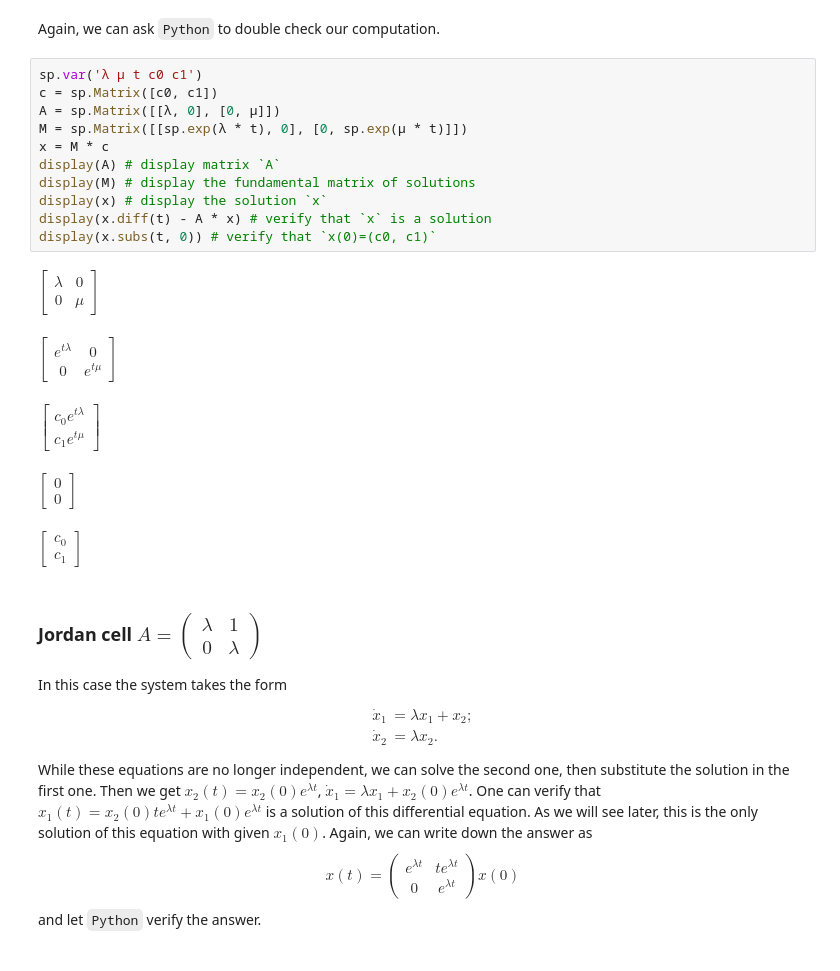
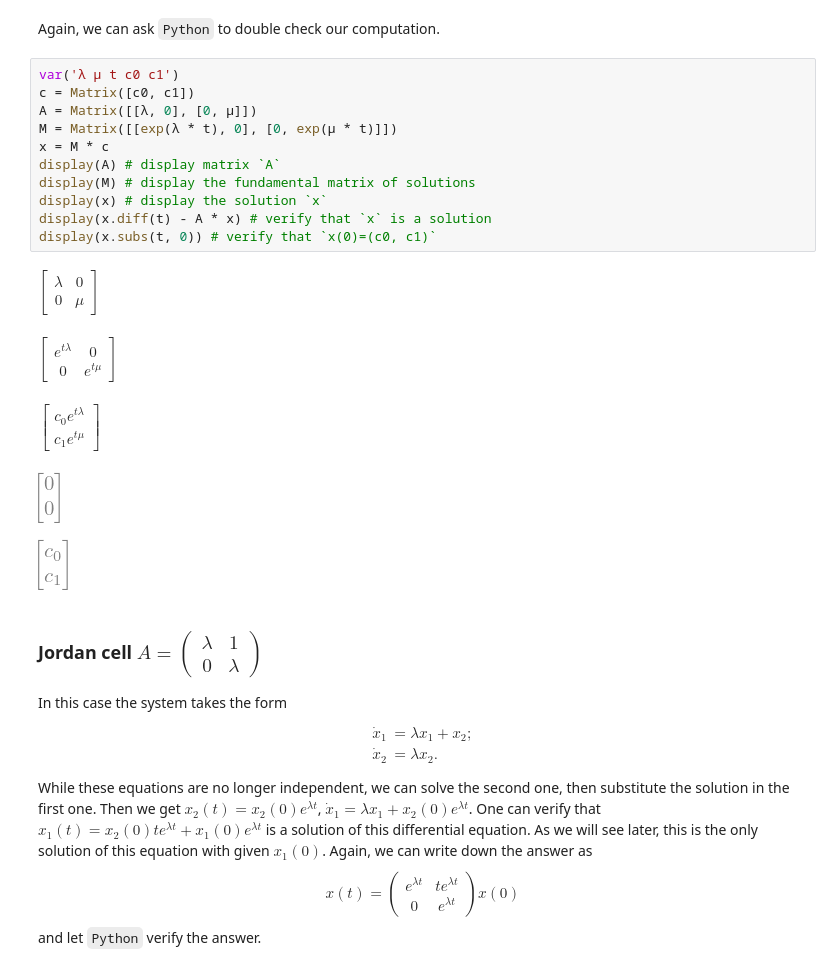
Before and after one commit to urkud/mat332-notebooks, a Jupyter notebook: Linear_ODEs.ipynb, the cells around one changed output. Saved outputs shown, nothing was run; the diff lists cells and outputs as text.

```diff
--- a/Linear_ODEs.ipynb
+++ b/Linear_ODEs.ipynb
@@ -59,22 +57,22 @@ $$
 # %% [markdown]
 Again, we can ask `Python` to double check our computation.
 # %%
-sp.var('λ μ t c0 c1')
-c = sp.Matrix([c0, c1])
-A = sp.Matrix([[λ, 0], [0, μ]])
-M = sp.Matrix([[sp.exp(λ * t), 0], [0, sp.exp(μ * t)]])
+var('λ μ t c0 c1')
+c = Matrix([c0, c1])
+A = Matrix([[λ, 0], [0, μ]])
+M = Matrix([[exp(λ * t), 0], [0, exp(μ * t)]])
 x = M * c
 display(A) # display matrix `A`
 display(M) # display the fundamental matrix of solutions
 display(x) # display the solution `x`
 display(x.diff(t) - A * x) # verify that `x` is a solution
 display(x.subs(t, 0)) # verify that `x(0)=(c0, c1)`
 # %% [output]
 $\displaystyle \left[\begin{matrix}λ & 0\\0 & μ\end{matrix}\right]$
 $\displaystyle \left[\begin{matrix}e^{t λ} & 0\\0 & e^{t μ}\end{matrix}\right]$
 $\displaystyle \left[\begin{matrix}c_{0} e^{t λ}\\c_{1} e^{t μ}\end{matrix}\right]$
-$\displaystyle \left[\begin{matrix}0\\0\end{matrix}\right]$
-$\displaystyle \left[\begin{matrix}c_{0}\\c_{1}\end{matrix}\right]$
+[figure, added]
+[figure, added]
 # %% [markdown]
 ### Jordan cell $A=\begin{pmatrix}\lambda&1\\0&\lambda\end{pmatrix}$
 
```
Also changed, not shown: parts of 5 cells of this notebook, 4 other files.
